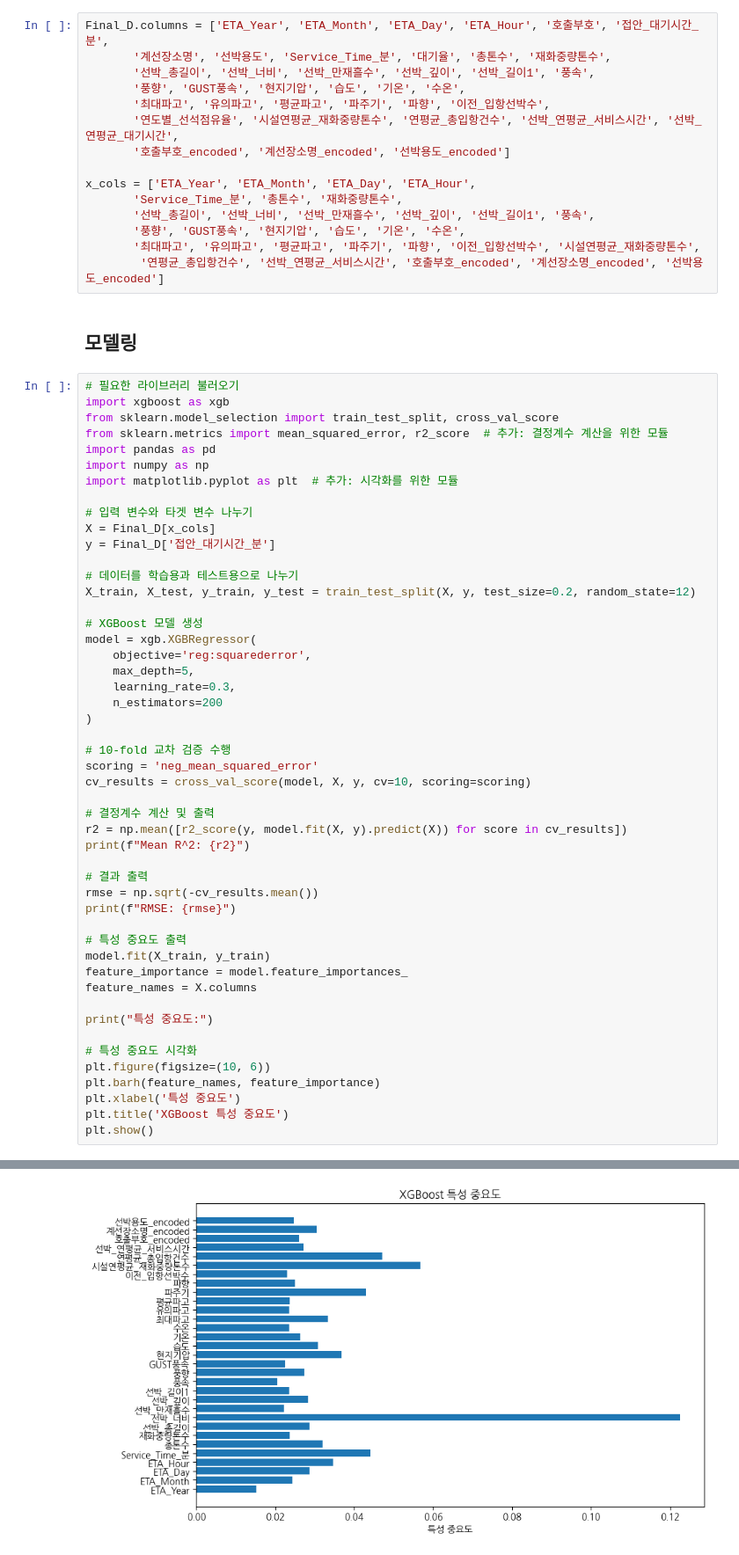
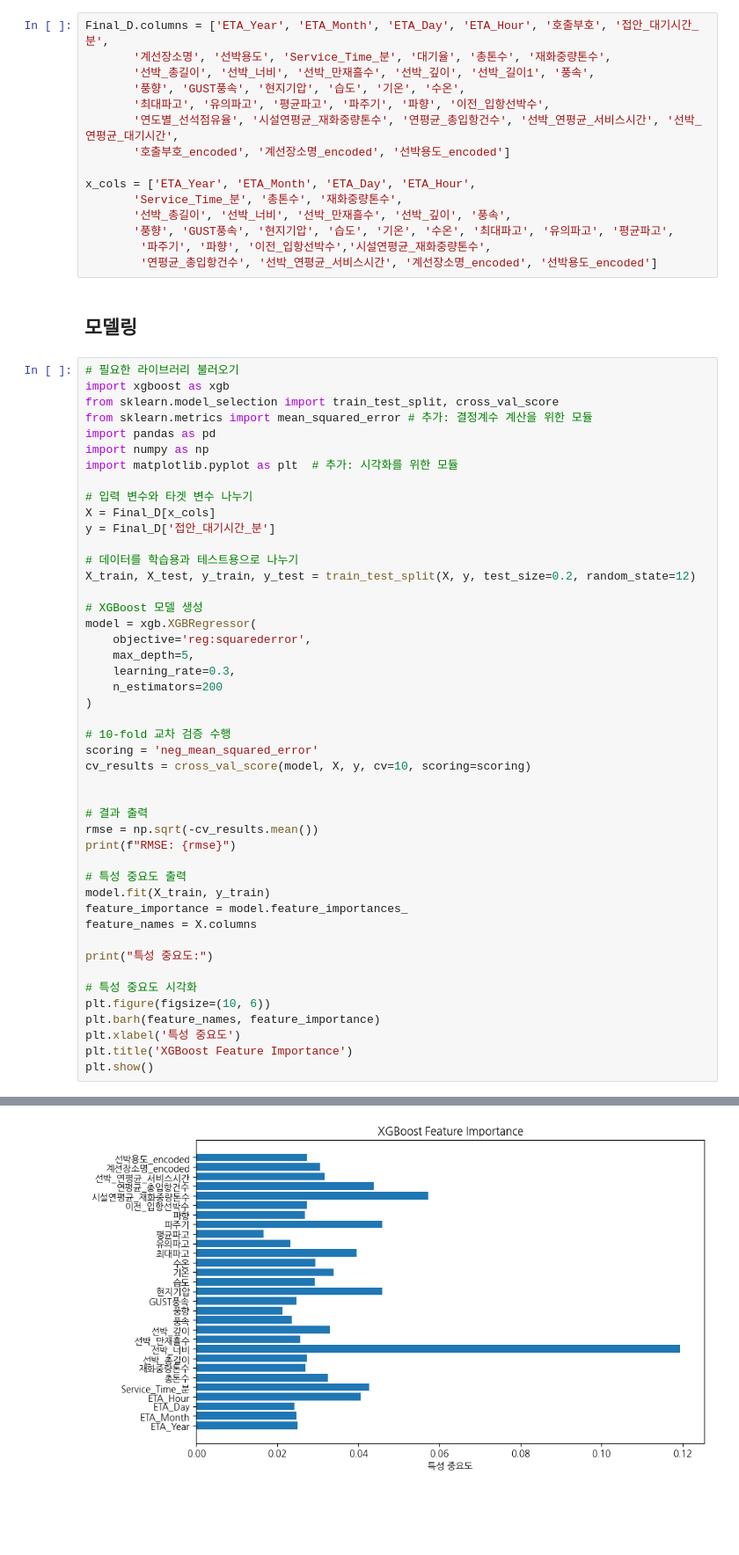
Before and after one commit to GyudongHan/Project_1, a Jupyter notebook: 프로젝트 3/XGBoost.ipynb, the cells around one changed output, grey strips where cells are left out. Shown at 88% size. Cells and saved outputs as stored; diff of their text form; blank space fills up the shorter version.

Commit message:
Model_Comparing_End_1122

```diff
--- a/프로젝트 3/XGBoost.ipynb
+++ b/프로젝트 3/XGBoost.ipynb
@@ -234,17 +234,17 @@ Final_D.columns = ['ETA_Year', 'ETA_Month', 'ETA_Day', 'ETA_Hour', '호출부호
 
 x_cols = ['ETA_Year', 'ETA_Month', 'ETA_Day', 'ETA_Hour',
        'Service_Time_분', '총톤수', '재화중량톤수',
-       '선박_총길이', '선박_너비', '선박_만재흘수', '선박_깊이', '선박_길이1', '풍속',
-       '풍향', 'GUST풍속', '현지기압', '습도', '기온', '수온',
-       '최대파고', '유의파고', '평균파고', '파주기', '파향', '이전_입항선박수', '시설연평균_재화중량톤수',
-        '연평균_총입항건수', '선박_연평균_서비스시간', '호출부호_encoded', '계선장소명_encoded', '선박용도_encoded']
+       '선박_총길이', '선박_너비', '선박_만재흘수', '선박_깊이', '풍속',
+       '풍향', 'GUST풍속', '현지기압', '습도', '기온', '수온', '최대파고', '유의파고', '평균파고',
+        '파주기', '파향', '이전_입항선박수','시설연평균_재화중량톤수',
+        '연평균_총입항건수', '선박_연평균_서비스시간', '계선장소명_encoded', '선박용도_encoded']
 # %% [markdown]
 ## 모델링
 # %%
 # 필요한 라이브러리 불러오기
 import xgboost as xgb
 from sklearn.model_selection import train_test_split, cross_val_score
-from sklearn.metrics import mean_squared_error, r2_score  # 추가: 결정계수 계산을 위한 모듈
+from sklearn.metrics import mean_squared_error # 추가: 결정계수 계산을 위한 모듈
 import pandas as pd
 import numpy as np
 import matplotlib.pyplot as plt  # 추가: 시각화를 위한 모듈
@@ -268,9 +268,6 @@ model = xgb.XGBRegressor(
 scoring = 'neg_mean_squared_error'
 cv_results = cross_val_score(model, X, y, cv=10, scoring=scoring)
 
-# 결정계수 계산 및 출력
-r2 = np.mean([r2_score(y, model.fit(X, y).predict(X)) for score in cv_results])
-print(f"Mean R^2: {r2}")
 
 # 결과 출력
 rmse = np.sqrt(-cv_results.mean())
@@ -287,6 +284,6 @@ print("특성 중요도:")
 plt.figure(figsize=(10, 6))
 plt.barh(feature_names, feature_importance)
 plt.xlabel('특성 중요도')
-plt.title('XGBoost 특성 중요도')
+plt.title('XGBoost Feature Importance')
 plt.show()
 # %% [output]
@@ -295,2 +291,2 @@ RMSE: 1101.7980337240801
 특성 중요도:
-[figure, old version]
+[figure, new version]
```
Also changed, not shown: parts of 5 cells of this notebook, 8 other files.
